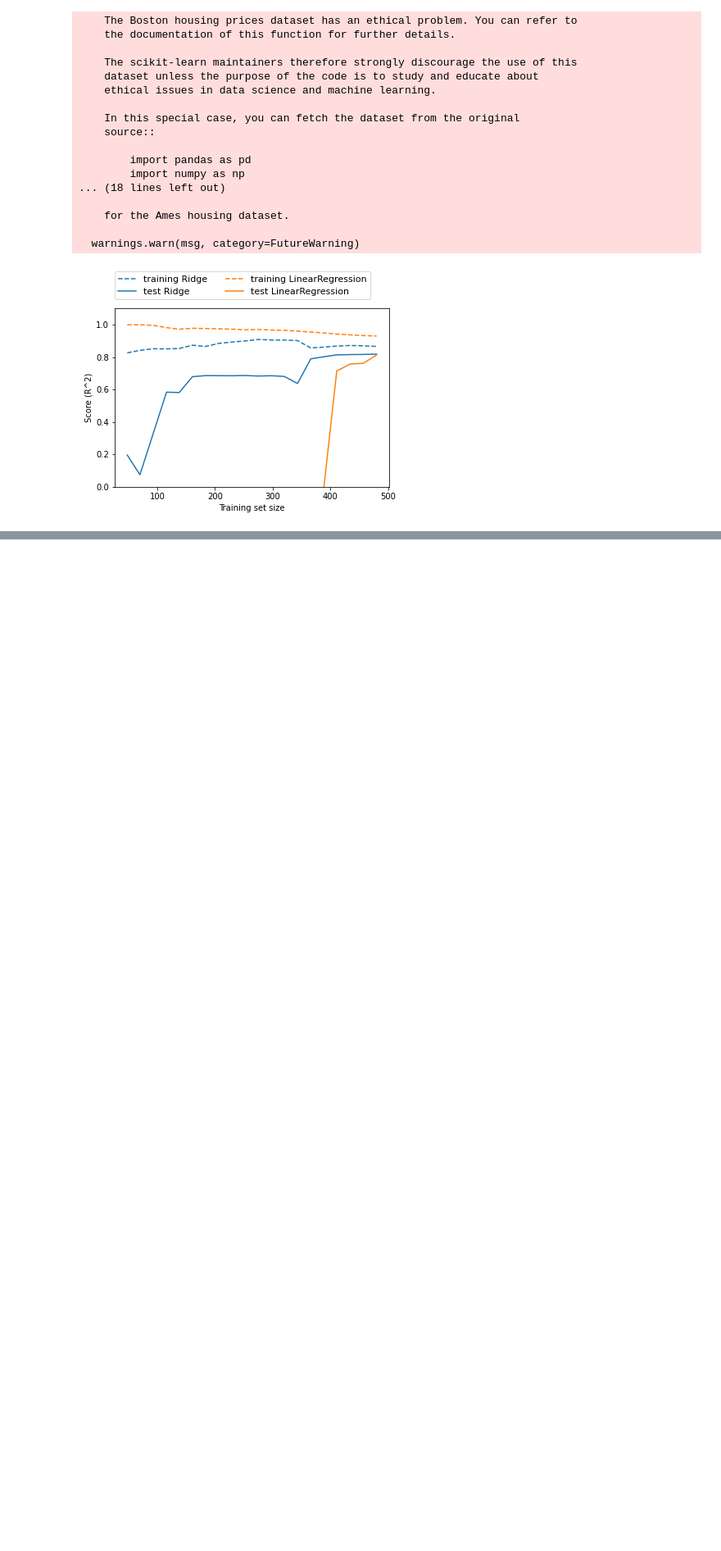
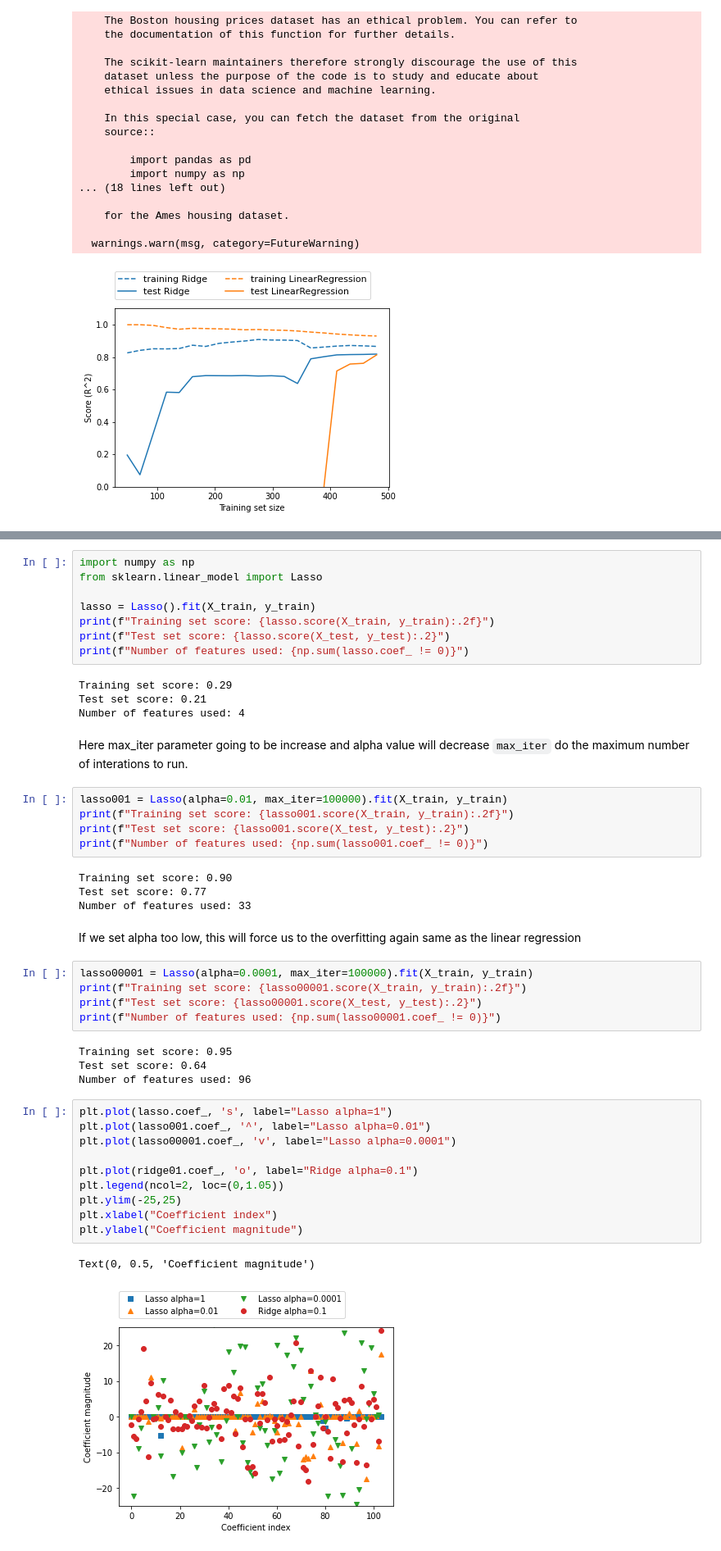
Before and after one commit to bathicodes/Introduction-to-machine-learning-with-python-, a Jupyter notebook: CHAPTER_2_Linear_Models.ipynb, the cells around one changed output, grey strips where cells are left out. Shown at 82% size. Saved outputs shown, nothing was run; the diff lists cells and outputs as text; blank space fills up the shorter version.

Commit message:
Added upto lasso regression

```diff
--- a/CHAPTER_2_Linear_Models.ipynb
+++ b/CHAPTER_2_Linear_Models.ipynb
@@ -158,0 +160,48 @@ mglearn.plots.plot_ridge_n_samples()
+# %%
+import numpy as np
+from sklearn.linear_model import Lasso
+
+lasso = Lasso().fit(X_train, y_train)
+print(f"Training set score: {lasso.score(X_train, y_train):.2f}")
+print(f"Test set score: {lasso.score(X_test, y_test):.2}")
+print(f"Number of features used: {np.sum(lasso.coef_ != 0)}")
+# %% [output]
+Training set score: 0.29
+Test set score: 0.21
+Number of features used: 4
+# %% [markdown]
+Here max_iter parameter going to be increase and alpha value will decrease
+`max_iter` do the maximum number of interations to run.
+# %%
+lasso001 = Lasso(alpha=0.01, max_iter=100000).fit(X_train, y_train)
+print(f"Training set score: {lasso001.score(X_train, y_train):.2f}")
+print(f"Test set score: {lasso001.score(X_test, y_test):.2}")
+print(f"Number of features used: {np.sum(lasso001.coef_ != 0)}")
+# %% [output]
+Training set score: 0.90
+Test set score: 0.77
+Number of features used: 33
+# %% [markdown]
+If we set alpha too low, this will force us to the overfitting again same as the linear regression
+# %%
+lasso00001 = Lasso(alpha=0.0001, max_iter=100000).fit(X_train, y_train)
+print(f"Training set score: {lasso00001.score(X_train, y_train):.2f}")
+print(f"Test set score: {lasso00001.score(X_test, y_test):.2}")
+print(f"Number of features used: {np.sum(lasso00001.coef_ != 0)}")
+# %% [output]
+Training set score: 0.95
+Test set score: 0.64
+Number of features used: 96
+# %%
+plt.plot(lasso.coef_, 's', label="Lasso alpha=1")
+plt.plot(lasso001.coef_, '^', label="Lasso alpha=0.01")
+plt.plot(lasso00001.coef_, 'v', label="Lasso alpha=0.0001")
+
+plt.plot(ridge01.coef_, 'o', label="Ridge alpha=0.1")
+plt.legend(ncol=2, loc=(0,1.05))
+plt.ylim(-25,25)
+plt.xlabel("Coefficient index")
+plt.ylabel("Coefficient magnitude")
+# %% [output]
+Text(0, 0.5, 'Coefficient magnitude')
+[figure, added]
```
Also changed, not shown: parts of 2 cells of this notebook.
